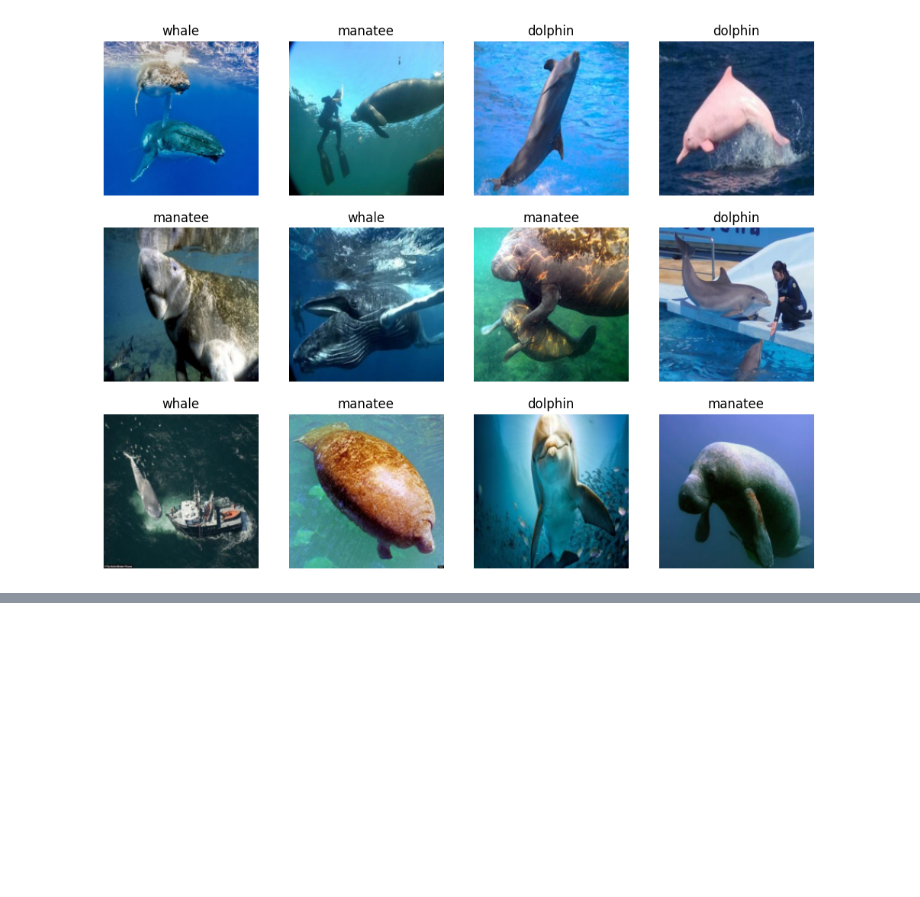
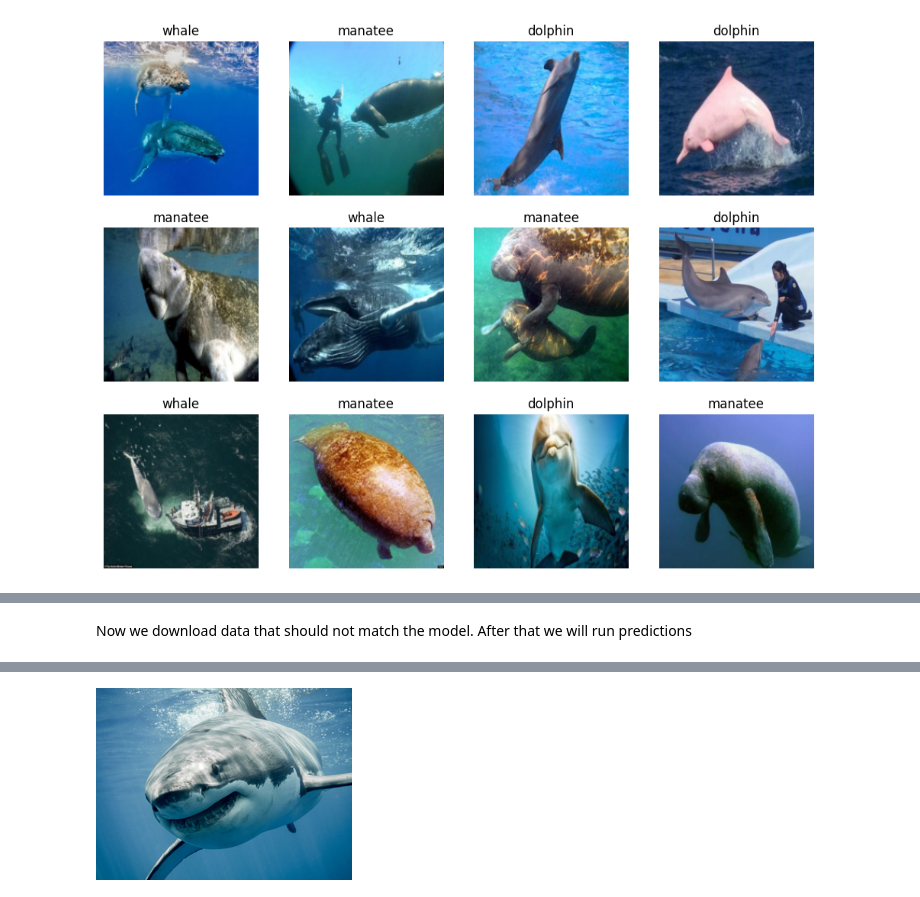
Before and after one commit to jlangson/fastai, a Jupyter notebook: lesson1-hw-dolphin-whale-shark.ipynb, the cells around one changed output, grey strips where cells are left out. Saved outputs shown, nothing was run; the diff lists cells and outputs as text; code cells hidden in the pictures; blank space fills up the shorter version.

Commit message:
Download data that should not match model
- Shark and Dog

```diff
--- a/lesson1-hw-dolphin-whale-shark.ipynb
+++ b/lesson1-hw-dolphin-whale-shark.ipynb
@@ -158,0 +165,15 @@ dls.show_batch(max_n=12)
+# %% [markdown]
+Now we download data that should not match the model. After that we will run predictions
+# %%
+# Should not match at all
+dogs = search_ddg('dog')
+dog = next(dogs)
+download_url(dog['image'], 'dog.jpg', show_progress=True)
+Image.open('dog.jpg').to_thumb(256, 256)
+
+# Might match or partially match the model vs dolphins or whales
+sharks = search_ddg('shark')
+shark = next(sharks)
+download_url(shark['image'], 'shark.jpg', show_progress=True)
+Image.open('shark.jpg').to_thumb(256,256)
+# %% [output]
@@ -158,0 +182 @@ dls.show_batch(max_n=12)
+[figure, added]
```
Also changed, not shown: parts of 2 cells of this notebook.
